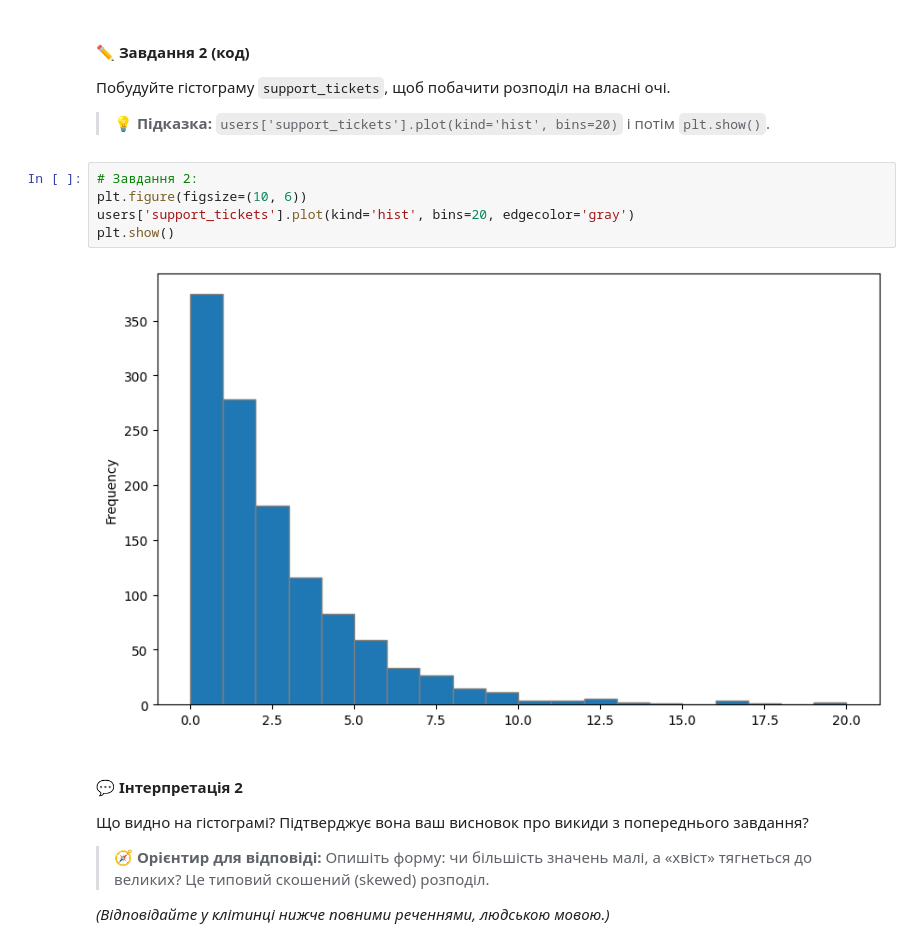
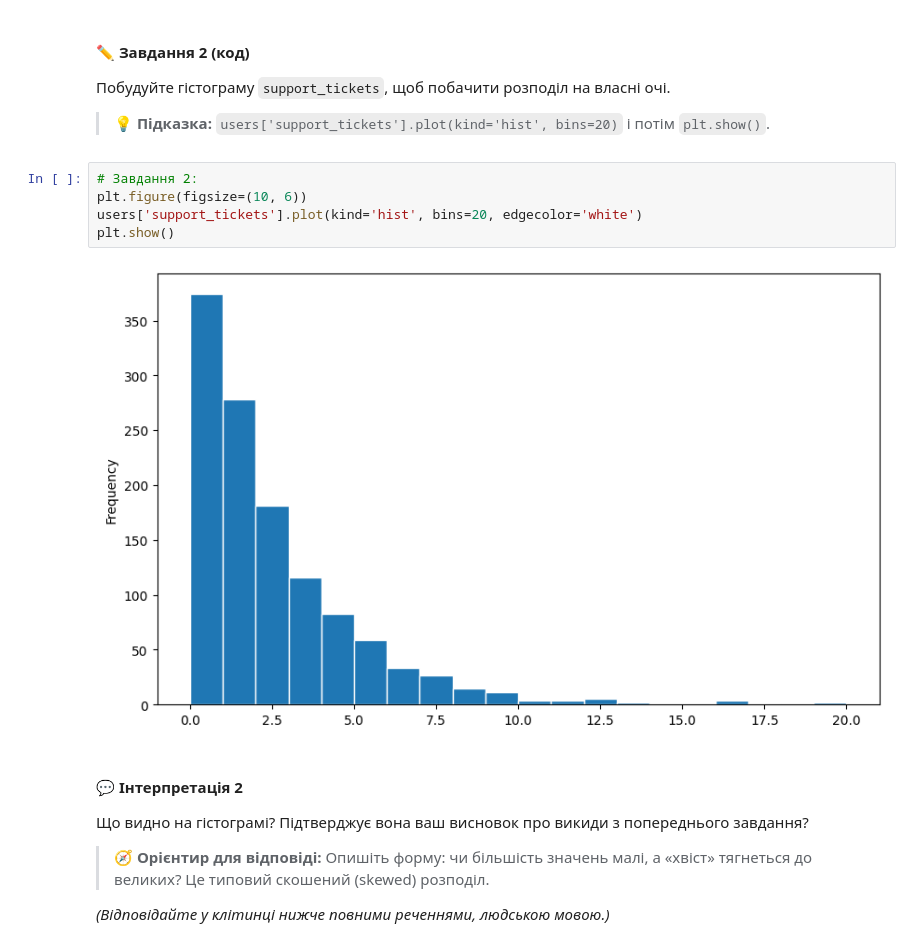
Before and after one commit to T-Svitlichna/DTA_Python, a Jupyter notebook: HomeWork/28062026practice_stat_tests_HARDER.ipynb, the cells around one changed output. Saved outputs shown, nothing was run; the diff lists cells and outputs as text.

```diff
--- a/HomeWork/28062026practice_stat_tests_HARDER.ipynb
+++ b/HomeWork/28062026practice_stat_tests_HARDER.ipynb
@@ -123,10 +132,10 @@ print(users['support_tickets'].mean())
 # %%
 # Завдання 2:
 plt.figure(figsize=(10, 6))
-users['support_tickets'].plot(kind='hist', bins=20, edgecolor='gray')
+users['support_tickets'].plot(kind='hist', bins=20, edgecolor='white')
 plt.show()
 # %% [output]
-[figure, old version]
+[figure, new version]
 # %% [markdown]
 #### 💬 Інтерпретація 2
 
```
Also changed, not shown: parts of 29 cells of this notebook.
